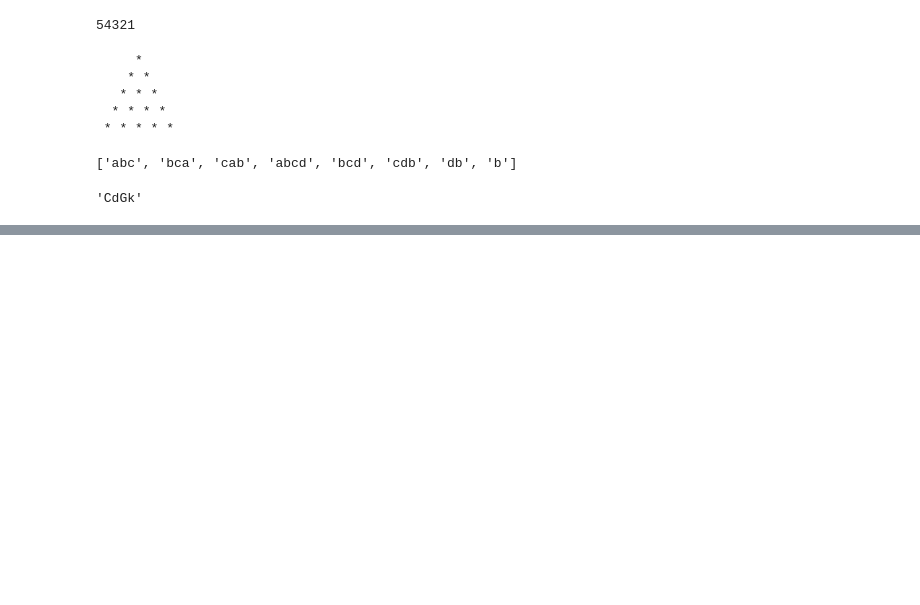
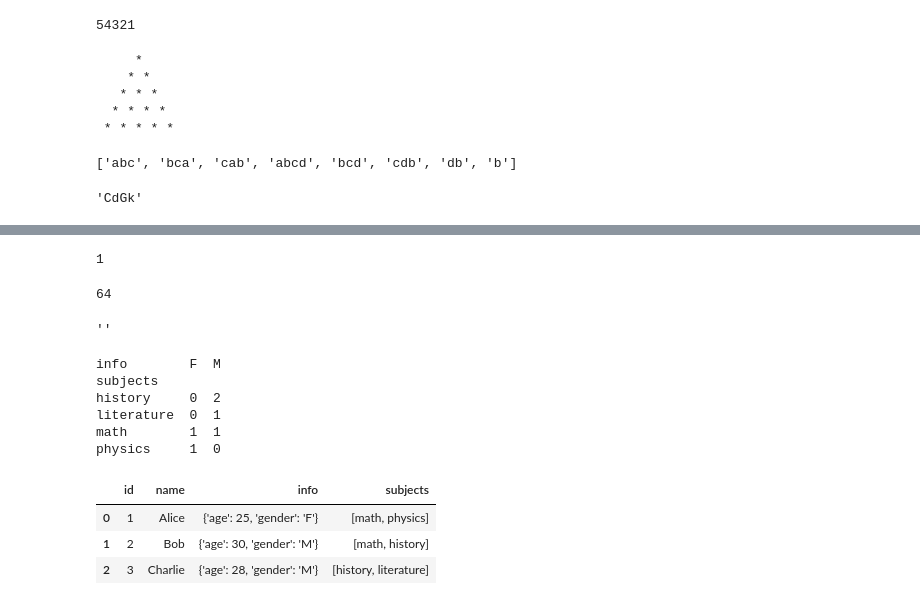
Before and after one commit to javeddevo/python_interview_programs, a Jupyter notebook: Untitled1.ipynb, the cells around one changed output, grey strips where cells are left out. Cells and saved outputs as stored; diff of their text form; code cells hidden in the pictures; blank space fills up the shorter version.

```diff
--- a/Untitled1.ipynb
+++ b/Untitled1.ipynb
@@ -1192,0 +2057,13 @@ hello.static_demo()
+# %%
+1**3**2
+# %% [output]
+1
+# %%
+2**6
+# %% [output]
+64
+# %%
+a="deepika"
+a[2:10:-2]
+# %% [output]
+''
@@ -1192,0 +2088,34 @@ hello.static_demo()
+# %%
+import pandas as pd
+
+# Create DataFrame
+data = {
+    'id': [1, 2, 3],
+    'name': ['Alice', 'Bob', 'Charlie'],
+    'info': [{'age': 25, 'gender': 'F'}, {'age': 30, 'gender': 'M'}, {'age': 28, 'gender': 'M'}],
+    'subjects': [['math', 'physics'], ['math', 'history'], ['history', 'literature']]
+}
+
+df = pd.DataFrame(data)
+
+
+df = df.explode('subjects')
+
+
+pivot_table = pd.pivot_table(df, index='subjects', columns=df['info'].apply(lambda x: x['gender']), aggfunc='size', fill_value=0)
+
+print(pivot_table)
+# %% [output]
+info        F  M
+subjects
+history     0  2
+literature  0  1
+math        1  1
+physics     1  0
+# %%
+df
+# %% [output]
+|  | id | name | info | subjects |
+| 0 | 1 | Alice | {'age': 25, 'gender': 'F'} | [math, physics] |
+| 1 | 2 | Bob | {'age': 30, 'gender': 'M'} | [math, history] |
+| 2 | 3 | Charlie | {'age': 28, 'gender': 'M'} | [history, literature] |
```
Also changed, not shown: parts of 98 cells of this notebook.
